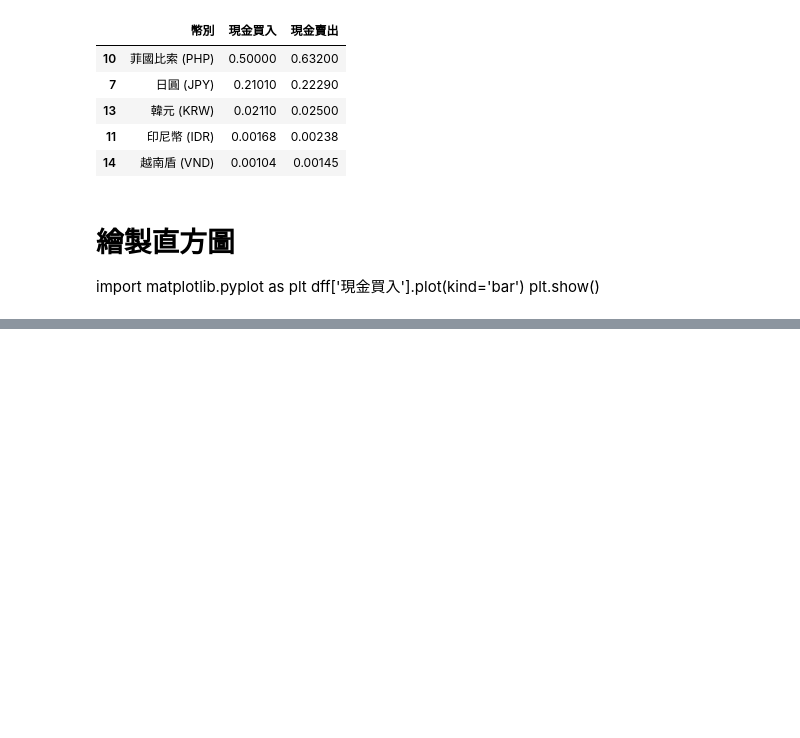
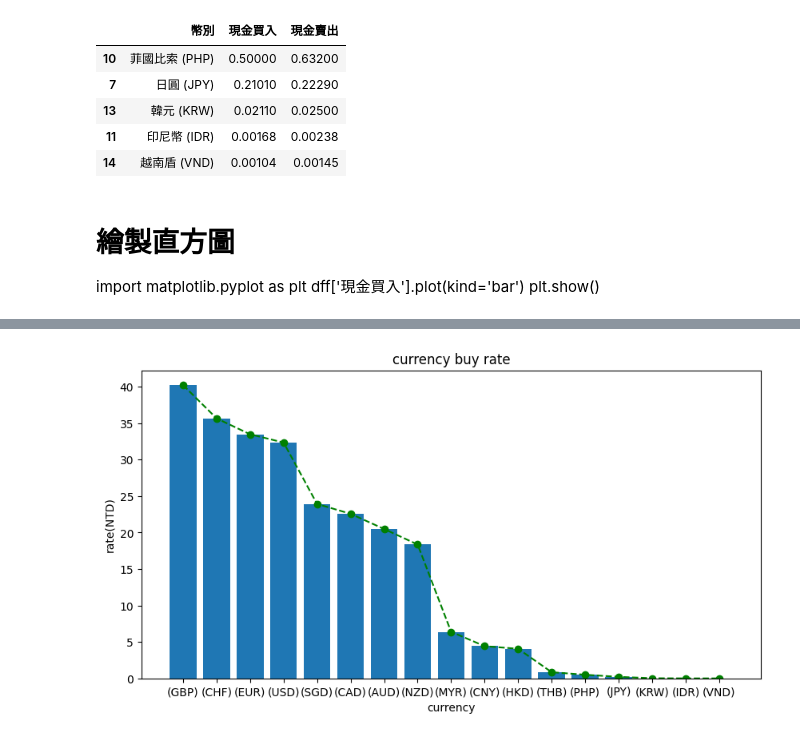
Before and after one commit to minyi-114/python_analysis, a Jupyter notebook: lesson6_2.ipynb, the cells around one changed output, grey strips where cells are left out. Drawn from its saved outputs; the diff is of its cells as text; code cells hidden in the pictures; blank space fills up the shorter version.

```diff
--- a/lesson6_2.ipynb
+++ b/lesson6_2.ipynb
@@ -220,0 +244,13 @@ plt.show()
+# %%
+# 繪製散佈圖或折線圖
+import matplotlib.pyplot as plt
+fig = plt.figure(figsize=(10,5))
+ax_1 = fig.add_subplot(1, 1, 1)
+ax_1.plot(dff['幣別'].apply(lambda x: x.split()[-1]),dff["現金買入"],'go--')  # g:綠色, o:圓點, --:虛線, - :實線
+ax_1.bar(dff['幣別'].apply(lambda x: x.split()[-1]),dff['現金買入'])
+ax_1.set_title('currency buy rate')
+ax_1.set_xlabel('currency')
+ax_1.set_ylabel('rate(NTD)')
+plt.show()
+# %% [output]
+[figure, added]
```
Also changed, not shown: parts of 1 cell of this notebook.
